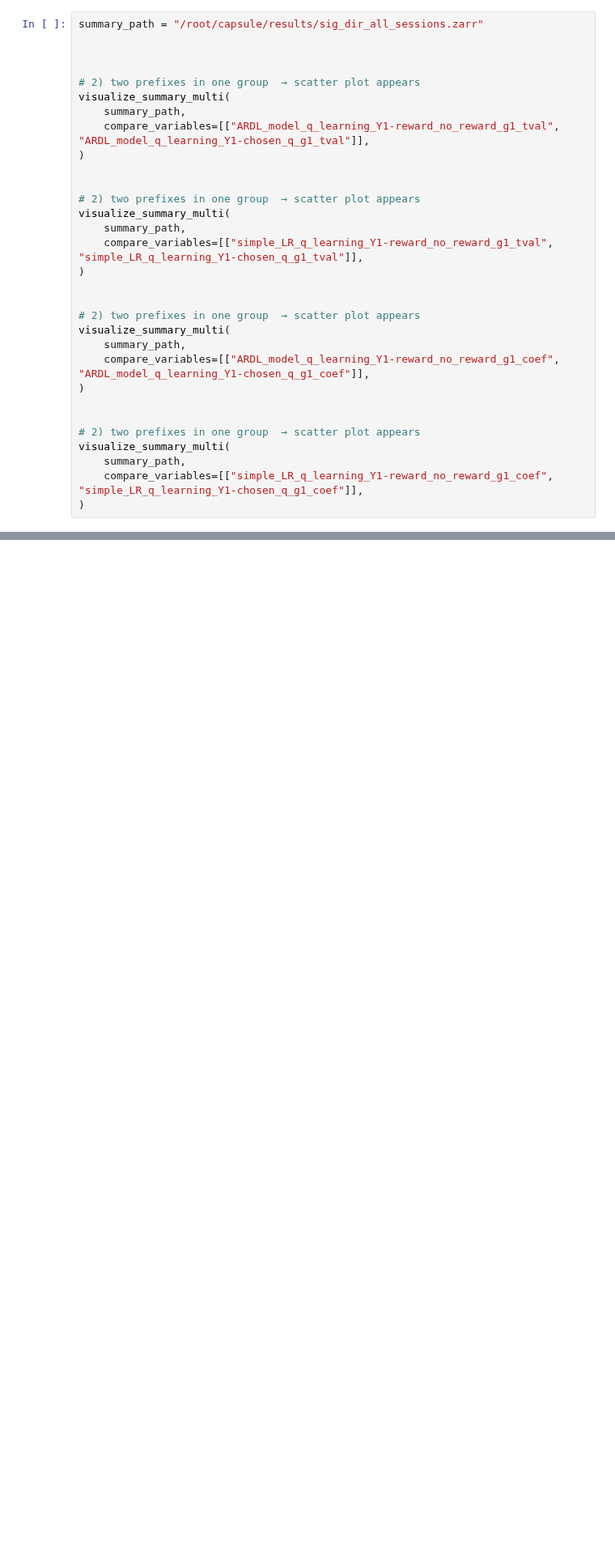
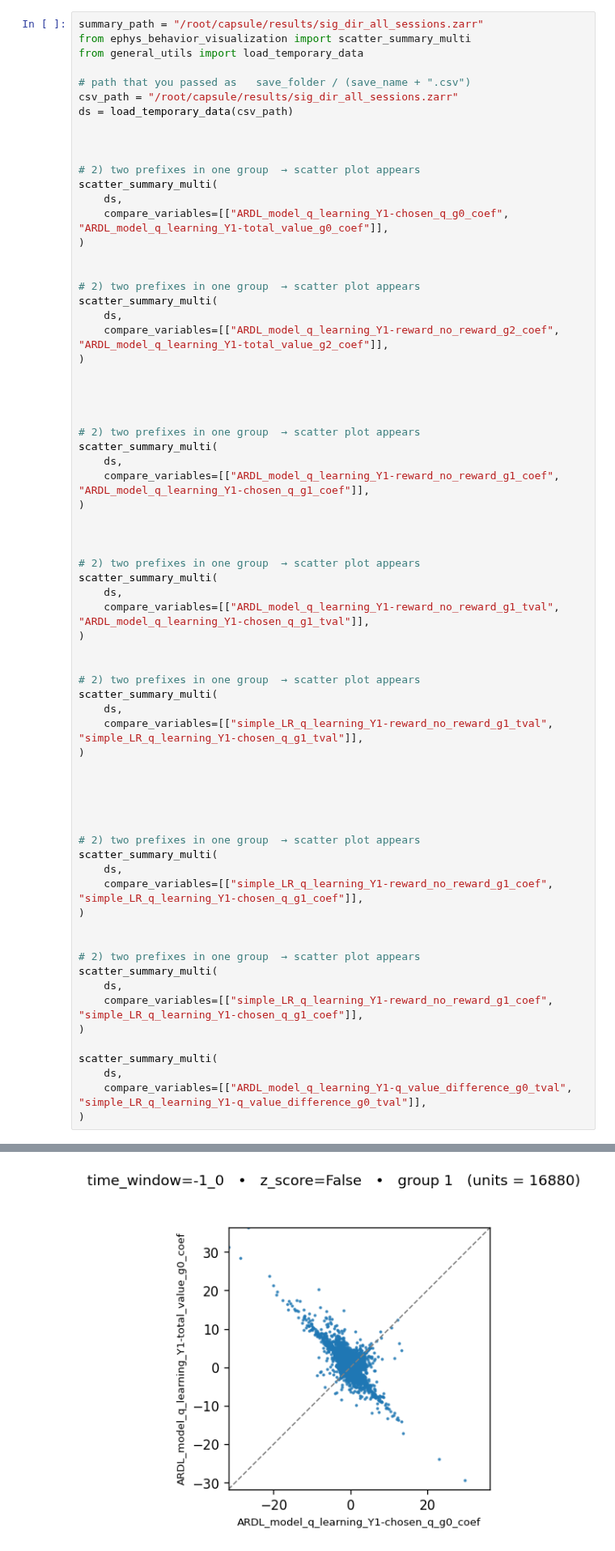
Before and after one commit to AllenNeuralDynamics/aind-dft-ephys-analysis, a Jupyter notebook: src/aind_dft_ephys_analysis/ephys_playground.ipynb, the cells around one changed output, grey strips where cells are left out. Shown at 81% size. Saved outputs shown, nothing was run; the diff lists cells and outputs as text; blank space fills up the shorter version.

Commit message:
adding visualization

```diff
--- a/src/aind_dft_ephys_analysis/ephys_playground.ipynb
+++ b/src/aind_dft_ephys_analysis/ephys_playground.ipynb
@@ -637,31 +404,70 @@ def visualize_summary_multi(
 # %%
 summary_path = "/root/capsule/results/sig_dir_all_sessions.zarr"
+from ephys_behavior_visualization import scatter_summary_multi
+from general_utils import load_temporary_data
+
+# path that you passed as   save_folder / (save_name + ".csv")
+csv_path = "/root/capsule/results/sig_dir_all_sessions.zarr"
+ds = load_temporary_data(csv_path)
 
 
 
 # 2) two prefixes in one group  → scatter plot appears
-visualize_summary_multi(
-    summary_path,
+scatter_summary_multi(
+    ds,
+    compare_variables=[["ARDL_model_q_learning_Y1-chosen_q_g0_coef", "ARDL_model_q_learning_Y1-total_value_g0_coef"]],
+)
+
+
+# 2) two prefixes in one group  → scatter plot appears
+scatter_summary_multi(
+    ds,
+    compare_variables=[["ARDL_model_q_learning_Y1-reward_no_reward_g2_coef", "ARDL_model_q_learning_Y1-total_value_g2_coef"]],
+)
+
+
+
+
+# 2) two prefixes in one group  → scatter plot appears
+scatter_summary_multi(
+    ds,
+    compare_variables=[["ARDL_model_q_learning_Y1-reward_no_reward_g1_coef", "ARDL_model_q_learning_Y1-chosen_q_g1_coef"]],
+)
+
+
+
+# 2) two prefixes in one group  → scatter plot appears
+scatter_summary_multi(
+    ds,
     compare_variables=[["ARDL_model_q_learning_Y1-reward_no_reward_g1_tval", "ARDL_model_q_learning_Y1-chosen_q_g1_tval"]],
 )
 
 
 # 2) two prefixes in one group  → scatter plot appears
-visualize_summary_multi(
-    summary_path,
+scatter_summary_multi(
+    ds,
     compare_variables=[["simple_LR_q_learning_Y1-reward_no_reward_g1_tval", "simple_LR_q_learning_Y1-chosen_q_g1_tval"]],
 )
 
 
+
+
+
 # 2) two prefixes in one group  → scatter plot appears
-visualize_summary_multi(
-    summary_path,
-    compare_variables=[["ARDL_model_q_learning_Y1-reward_no_reward_g1_coef", "ARDL_model_q_learning_Y1-chosen_q_g1_coef"]],
+scatter_summary_multi(
+    ds,
+    compare_variables=[["simple_LR_q_learning_Y1-reward_no_reward_g1_coef", "simple_LR_q_learning_Y1-chosen_q_g1_coef"]],
 )
 
 
 # 2) two prefixes in one group  → scatter plot appears
-visualize_summary_multi(
-    summary_path,
+scatter_summary_multi(
+    ds,
     compare_variables=[["simple_LR_q_learning_Y1-reward_no_reward_g1_coef", "simple_LR_q_learning_Y1-chosen_q_g1_coef"]],
 )
+
+scatter_summary_multi(
+    ds,
+    compare_variables=[["ARDL_model_q_learning_Y1-q_value_difference_g0_tval", "simple_LR_q_learning_Y1-q_value_difference_g0_tval"]],
+)
+# %% [output]
@@ -667,0 +475 @@ visualize_summary_multi(
+[figure, added]
```
Also changed, not shown: parts of 6 cells of this notebook, 1 other file.
